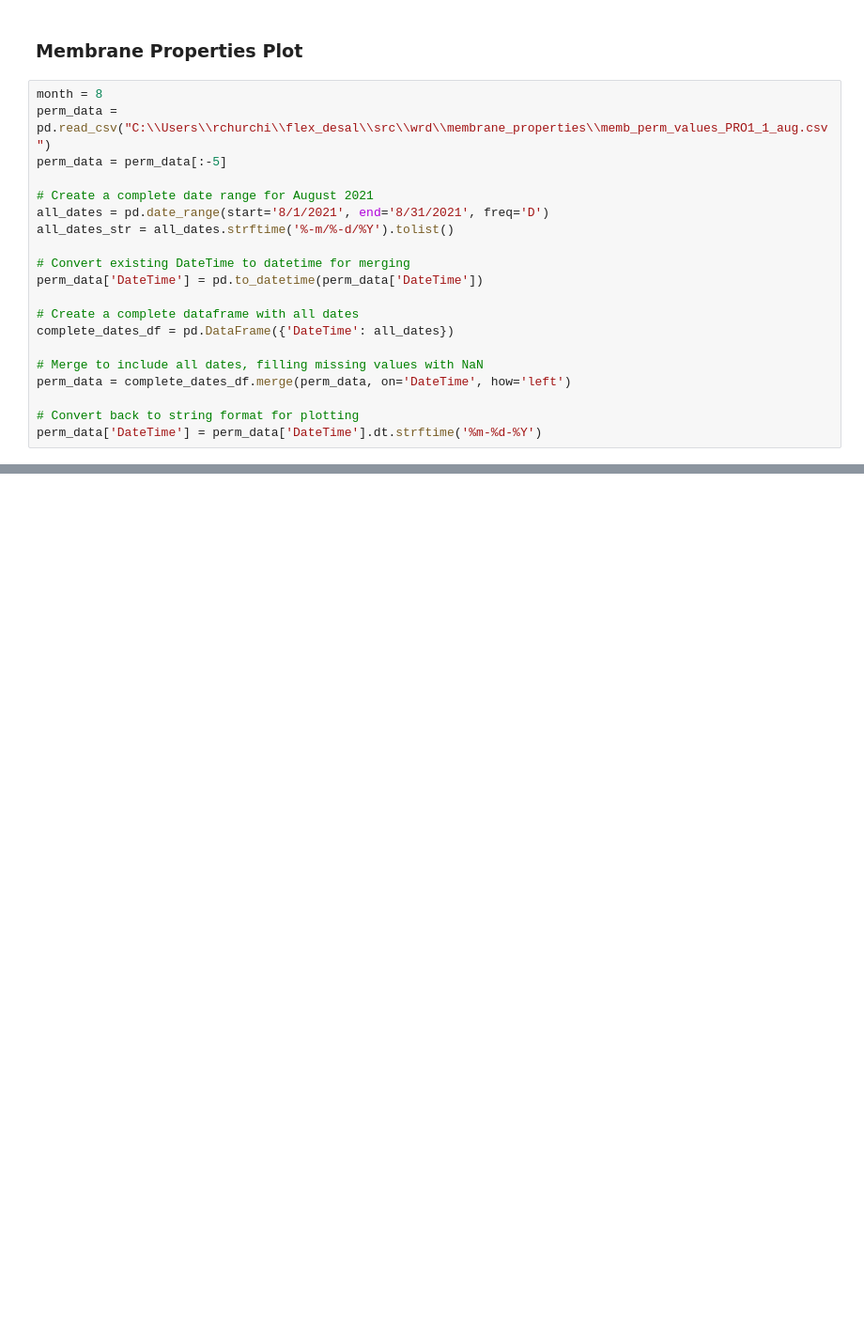
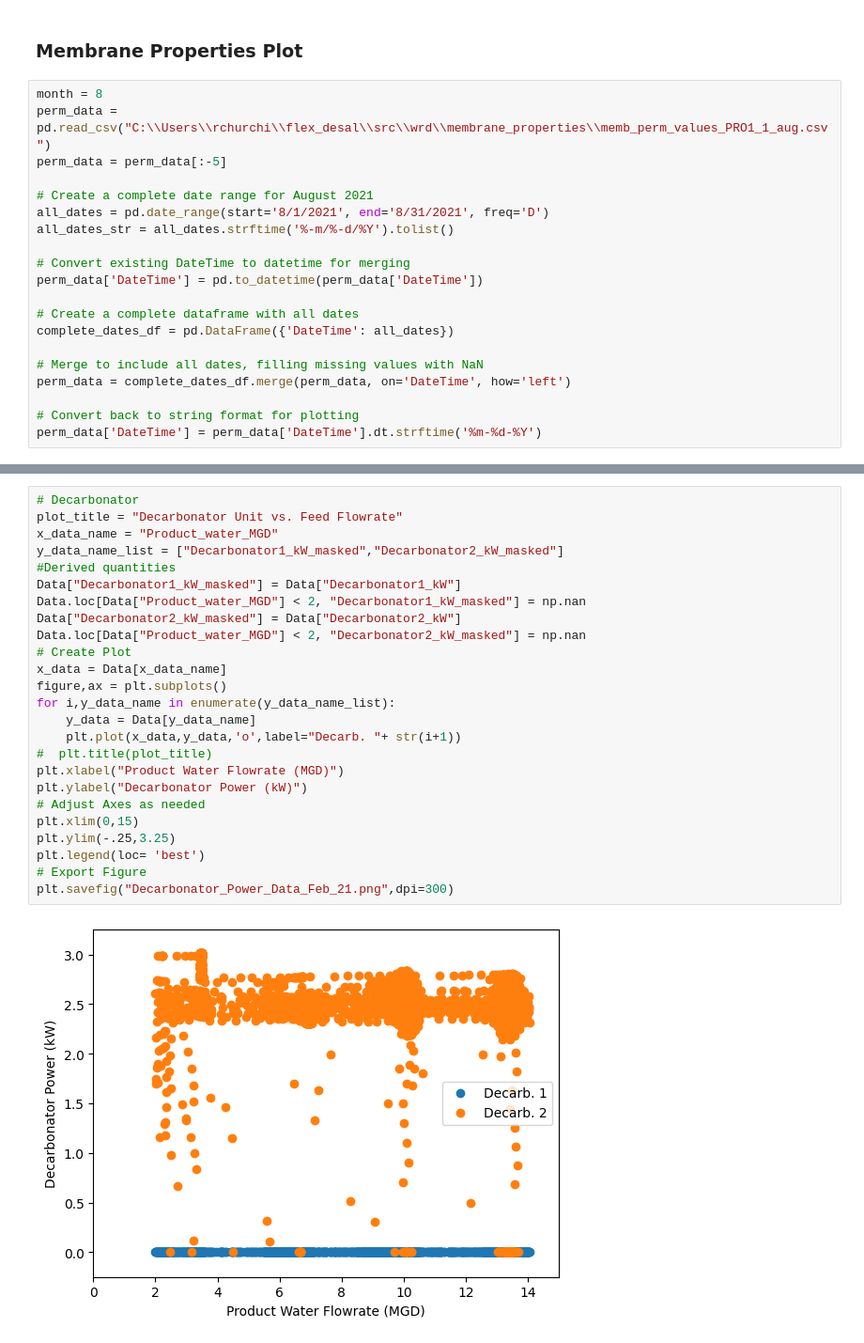
Before and after one commit to watertap-org/flex_desal, a Jupyter notebook: src/wrd/report/Jan2026_report_figures.ipynb, the cells around one changed output, grey strips where cells are left out. Shown at 94% size. Cells and saved outputs as stored; diff of their text form; blank space fills up the shorter version.

```diff
--- a/src/wrd/report/Jan2026_report_figures.ipynb
+++ b/src/wrd/report/Jan2026_report_figures.ipynb
@@ -479,0 +528,27 @@ ax1.set_xticklabels(perm_data['DateTime'][::3], rotation=30, ha='right', fontsiz
+# %%
+# Decarbonator
+plot_title = "Decarbonator Unit vs. Feed Flowrate"
+x_data_name = "Product_water_MGD"
+y_data_name_list = ["Decarbonator1_kW_masked","Decarbonator2_kW_masked"]
+#Derived quantities
+Data["Decarbonator1_kW_masked"] = Data["Decarbonator1_kW"]
+Data.loc[Data["Product_water_MGD"] < 2, "Decarbonator1_kW_masked"] = np.nan
+Data["Decarbonator2_kW_masked"] = Data["Decarbonator2_kW"]
+Data.loc[Data["Product_water_MGD"] < 2, "Decarbonator2_kW_masked"] = np.nan
+# Create Plot
+x_data = Data[x_data_name]
+figure,ax = plt.subplots()
+for i,y_data_name in enumerate(y_data_name_list):
+    y_data = Data[y_data_name]
+    plt.plot(x_data,y_data,'o',label="Decarb. "+ str(i+1))
+#  plt.title(plot_title)
+plt.xlabel("Product Water Flowrate (MGD)")
+plt.ylabel("Decarbonator Power (kW)")
+# Adjust Axes as needed
+plt.xlim(0,15)
+plt.ylim(-.25,3.25)
+plt.legend(loc= 'best')
+# Export Figure
+plt.savefig("Decarbonator_Power_Data_Feb_21.png",dpi=300)
+# %% [output]
+[figure, added]
```
Also changed, not shown: parts of 11 cells of this notebook, 15 other files.
